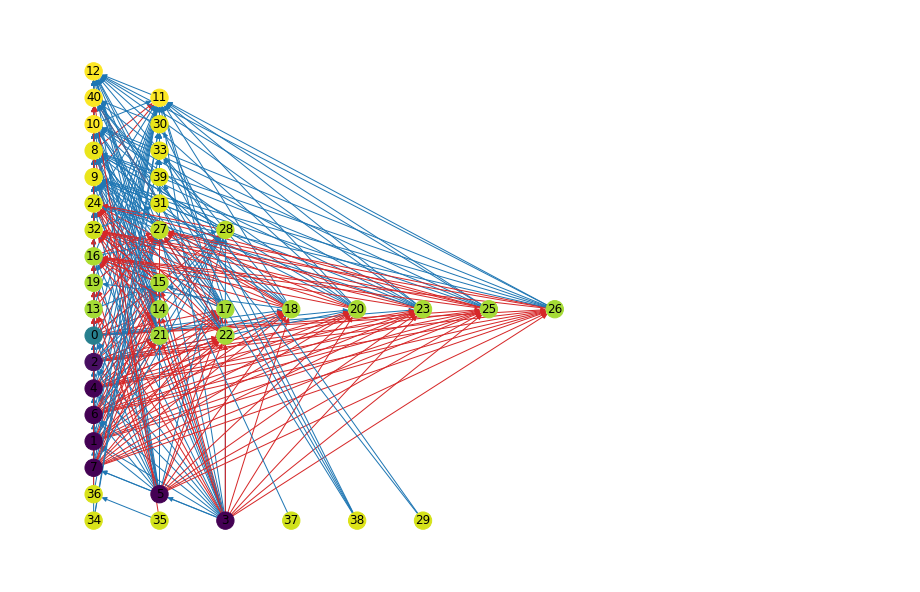
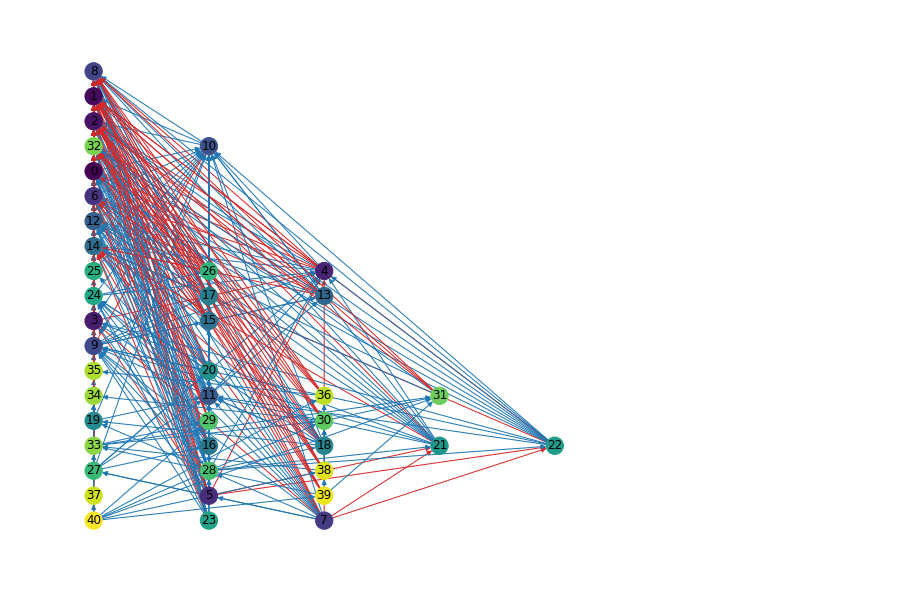
Before and after one commit to atatomir/CCN, a Jupyter notebook: experiments/Stratification.ipynb, the cells around one changed output. Cells and saved outputs as stored; diff of their text form; code cells hidden in the pictures.

```diff
--- a/experiments/Stratification.ipynb
+++ b/experiments/Stratification.ipynb
@@ -14,25 +15,24 @@ constraints = ConstraintsGroup('../constraints/full')
 print(len(constraints))
 
 clauses = ClausesGroup.from_constraints_group(constraints)
-#clauses = clauses.add_detection_label(False)
 print(len(clauses))
 
-centrality = 'katz'
+centrality = 'rev-katz'
+
+centrality = np.array(
+  [7,40,23,5,27,28,39,18,19,21,38,22,16,11,20,33,9,30,3,24,4,15,34,31,25,26,13,17,29,37,14,36,12,35,6,0,10,32,2,1,8]
+)
+#centrality = centrality[::-1]
+
 constraints = clauses.stratify(centrality)
 strata = len(constraints)
 print(strata)
 
 print(constraints[0].heads())
-#print(constraints[1].heads())
 
 lens = [len(group) for group in constraints]
 print(lens)
 print(sum(lens))
-
-
-# for group in constraints:
-#   print(str(group))
-#   print('-----------')
 # %% [output]
 243
 243
@@ -43,28 +83,30 @@ print(sum(lens))
 # %%
 aux = ConstraintsGroup([])
 for group in constraints:
   aux = aux + group
 
 G = aux.graph()
 
 plt.figure(figsize=(10, 10))
 ax = plt.subplot()
 
 pos = dict()
 for aid, atom in enumerate(aux.atoms().difference(aux.heads())):
   pos[atom] = (aid, -1)
 for gid, group in enumerate(constraints):
   for aid, atom in enumerate(group.heads()):
     pos[atom] = (aid, gid)
 
-centrality = clauses.centrality(centrality)
+# centrality = clauses.centrality(centrality)
+centrality = {node: node for node in G.nodes()}
+
 edge_color = ['tab:blue' if G[edge[0]][edge[1]]['body'] else 'tab:red' for edge in G.edges()]
 node_color = [centrality[node] for node in G.nodes()]
 
 nx.draw(G, with_labels=True, pos=pos, edge_color=edge_color, node_color=node_color)
 plt.show()
 # %% [output]
-[figure, old version]
+[figure, new version]
 # %%
 G = aux.duograph()
 
```
Also changed, not shown: parts of 5 cells of this notebook.
